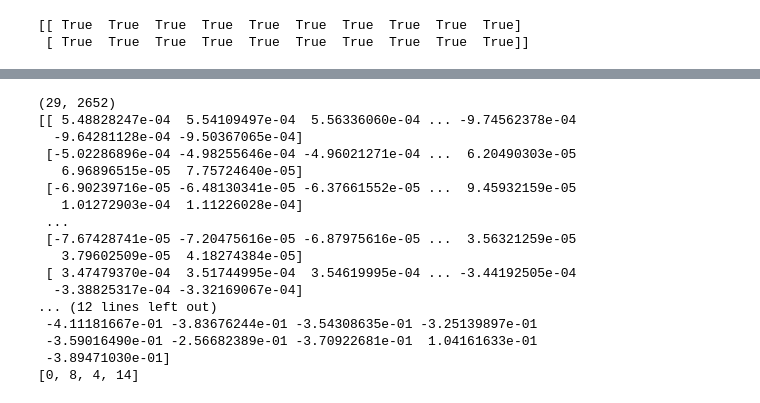
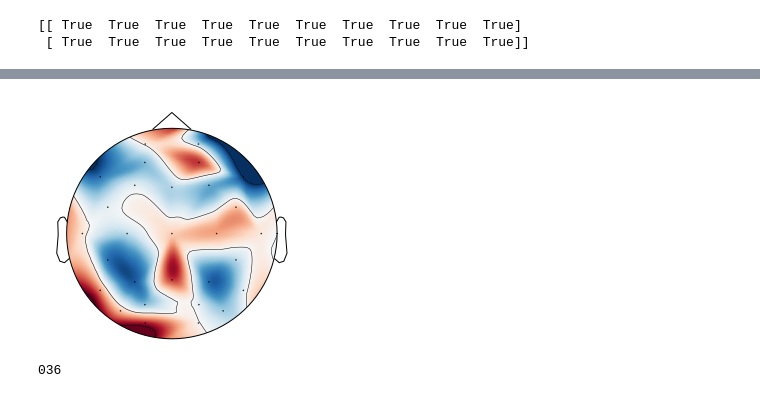
Before and after one commit to sheep9159/click_number, a Jupyter notebook: Untitled.ipynb, the cells around one changed output, grey strips where cells are left out. Cells and saved outputs as stored; diff of their text form; code cells hidden in the pictures.

```diff
--- a/Untitled.ipynb
+++ b/Untitled.ipynb
@@ -751,47 +739,18 @@ Setting channel info structure...
-# %%
-import numpy as np
-import mne
-import os
-import struct
-import data_dir
-import re
-
-raw_eeg = mne.io.read_raw_eeglab(r'D:\Files\SJTU\Study\MME_Lab\Teacher_Lu\click_number\eeg\segmentation\preprocess1\dingweijia0.set', preload=True)
-raw_eeg = raw_eeg.get_data()
-print(raw_eeg.shape)
-print(raw_eeg)
-raw_eeg_channel_var = np.var(raw_eeg, axis=1)
-raw_eeg_channel_mean = np.mean(np.abs(raw_eeg), axis=1)
-raw_eeg_channel_var_norm = (raw_eeg_channel_var - np.mean(raw_eeg_channel_var)) / np.std(raw_eeg_channel_var)
-raw_eeg_channel_mean_norm = (raw_eeg_channel_mean - np.mean(raw_eeg_channel_mean)) / np.std(raw_eeg_channel_mean)
-print(raw_eeg_channel_var_norm)
-print(raw_eeg_channel_mean_norm)
-var_bad_channel = list(set(np.where(raw_eeg_channel_var_norm > 0.7)[0].tolist() + np.where(raw_eeg_channel_var_norm < -0.7)[0].tolist()))
-mean_bad_channel = list(set(np.where(raw_eeg_channel_mean_norm < -0.7)[0].tolist() + np.where(raw_eeg_channel_mean_norm > 0.7)[0].tolist()))
-channel_list = list(set(var_bad_channel + mean_bad_channel))
-
-print(channel_list)
-
-# channel_list = str(channel_list)
-
-# f = open(r'D:\Files\SJTU\Study\MME_Lab\Teacher_Lu\click_number\eeg\segmentation\bad_channel\dingweijia0.txt', 'w')
-# f.write(channel_list)
-# f.close()
-# %% [output]
-(29, 2652)
-[[ 5.48828247e-04  5.54109497e-04  5.56336060e-04 ... -9.74562378e-04
-  -9.64281128e-04 -9.50367065e-04]
- [-5.02286896e-04 -4.98255646e-04 -4.96021271e-04 ...  6.20490303e-05
-   6.96896515e-05  7.75724640e-05]
- [-6.90239716e-05 -6.48130341e-05 -6.37661552e-05 ...  9.45932159e-05
-   1.01272903e-04  1.11226028e-04]
- ...
- [-7.67428741e-05 -7.20475616e-05 -6.87975616e-05 ...  3.56321259e-05
-   3.79602509e-05  4.18274384e-05]
- [ 3.47479370e-04  3.51744995e-04  3.54619995e-04 ... -3.44192505e-04
-  -3.38825317e-04 -3.32169067e-04]
-... (12 lines left out)
- -4.11181667e-01 -3.83676244e-01 -3.54308635e-01 -3.25139897e-01
- -3.59016490e-01 -2.56682389e-01 -3.70922681e-01  1.04161633e-01
- -3.89471030e-01]
-[0, 8, 4, 14]
+# %%
+import mne
+import numpy as np
+import channel_location
+import matplotlib.pyplot as plt
+
+%matplotlib inline
+fname = r'C:\Users\13057\Desktop\123.set'
+raw = mne.io.read_raw_eeglab(fname, preload=True)
+mne.viz.plot_topomap(a, raw.info, show=False)
+plt.savefig(r'C:\Users\13057\Desktop\1.jpg')
+# %% [output]
+[figure, added]
+# %%
+trail_index = 35
+print('{0:0>3}'.format(trail_index+1))
+# %% [output]
+036
```
Also changed, not shown: parts of 1 cell of this notebook, 6 other files.
